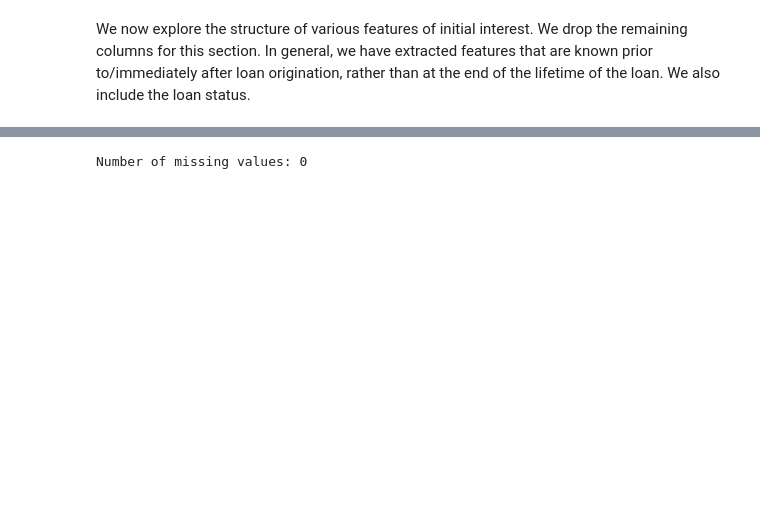
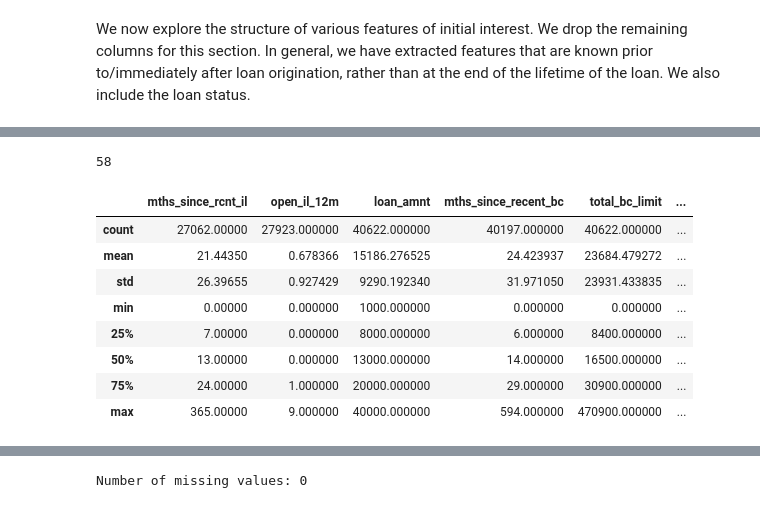
Before and after one commit to Wichaelian/citadel-summer-invitational22, a Jupyter notebook: notebooks/Initial Explorations.ipynb, the cells around one changed output, grey strips where cells are left out. Drawn from its saved outputs; the diff is of its cells as text; code cells hidden in the pictures; blank space fills up the shorter version.

```diff
--- a/notebooks/Initial Explorations.ipynb
+++ b/notebooks/Initial Explorations.ipynb
@@ -104,0 +110,5 @@ missing
+# %%
+numerical_features = sampled_by_loan.select_dtypes(include=['int64','float64']).columns.values
+other_features = sampled_by_loan.select_dtypes(include=['object'])
+
+numerical_features
@@ -104,0 +134,14 @@ missing
+# %%
+print(len(numerical_features))
+sampled_by_loan[numerical_features].describe()
+# %% [output]
+58
+|  | mths_since_rcnt_il | open_il_12m | loan_amnt | mths_since_recent_bc | total_bc_limit | ... |
+| count | 27062.00000 | 27923.000000 | 40622.000000 | 40197.000000 | 40622.000000 | ... |
+| mean | 21.44350 | 0.678366 | 15186.276525 | 24.423937 | 23684.479272 | ... |
+| std | 26.39655 | 0.927429 | 9290.192340 | 31.971050 | 23931.433835 | ... |
+| min | 0.00000 | 0.000000 | 1000.000000 | 0.000000 | 0.000000 | ... |
+| 25% | 7.00000 | 0.000000 | 8000.000000 | 6.000000 | 8400.000000 | ... |
+| 50% | 13.00000 | 0.000000 | 13000.000000 | 14.000000 | 16500.000000 | ... |
+| 75% | 24.00000 | 1.000000 | 20000.000000 | 29.000000 | 30900.000000 | ... |
+| max | 365.00000 | 9.000000 | 40000.000000 | 594.000000 | 470900.000000 | ... |
```
Also changed, not shown: parts of 12 cells of this notebook, 1 other file.
